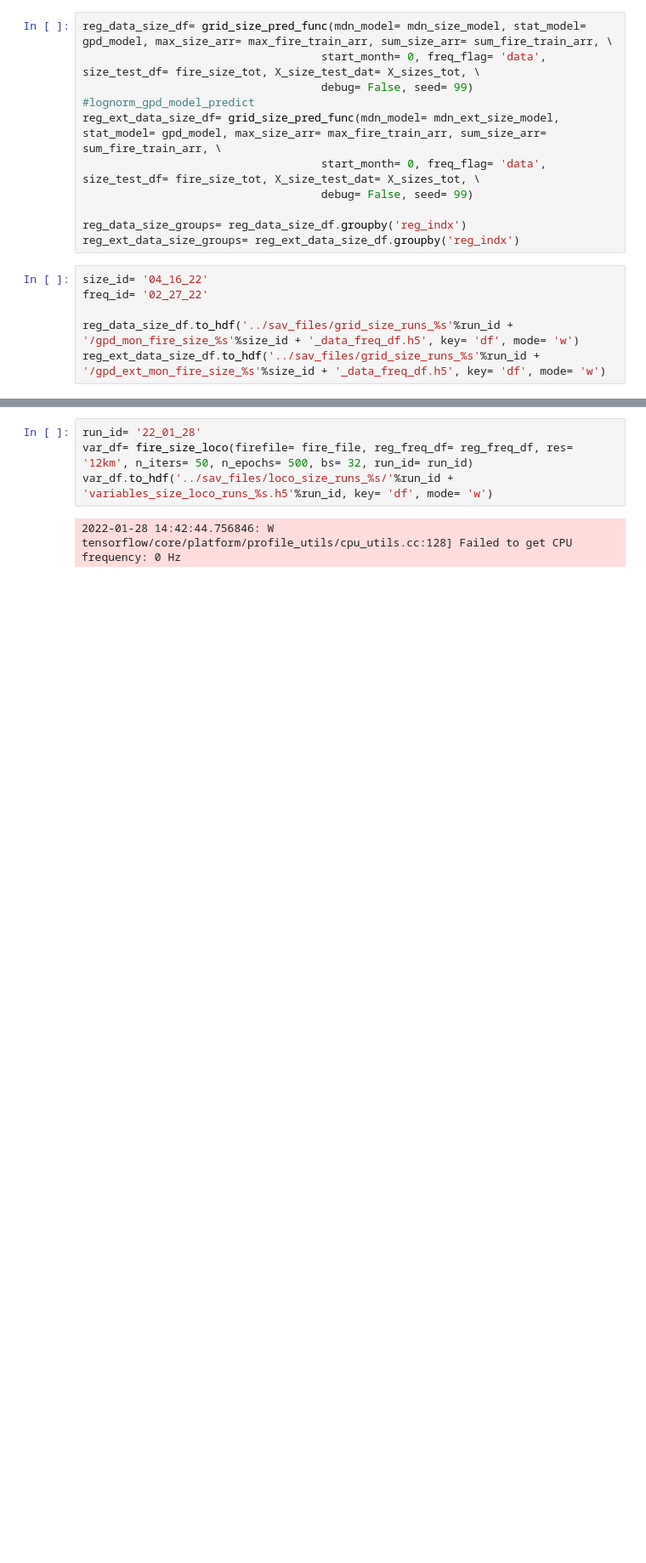
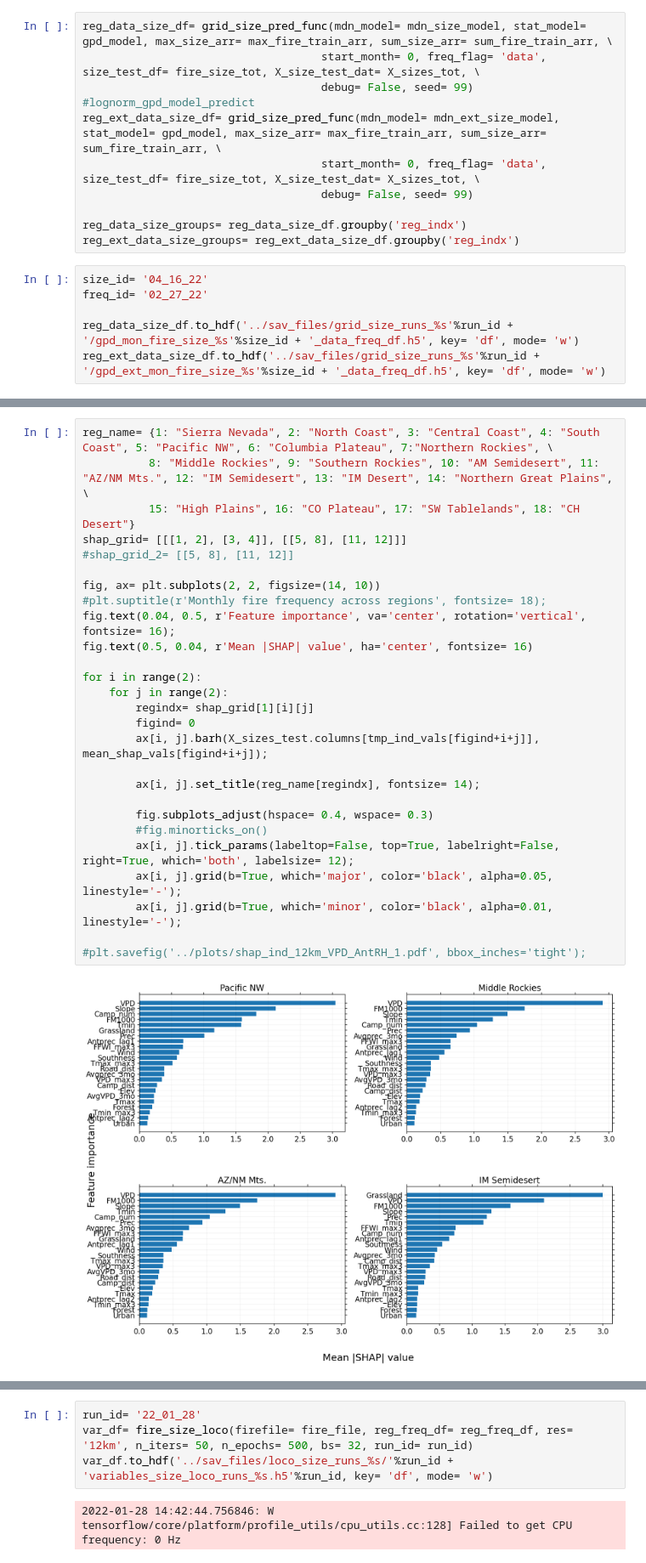
Before and after one commit to jtbuch/smlfire1.0, a Jupyter notebook: notebooks/ml_grid_fire_size.ipynb, the cells around one changed output, grey strips where cells are left out. Shown at 85% size. Drawn from its saved outputs; the diff is of its cells as text; blank space fills up the shorter version.

```diff
--- a/notebooks/ml_grid_fire_size.ipynb
+++ b/notebooks/ml_grid_fire_size.ipynb
@@ -344,0 +406,29 @@ reg_ext_data_size_df.to_hdf('../sav_files/grid_size_runs_%s'%run_id + '/gpd_ext_
+# %%
+reg_name= {1: "Sierra Nevada", 2: "North Coast", 3: "Central Coast", 4: "South Coast", 5: "Pacific NW", 6: "Columbia Plateau", 7:"Northern Rockies", \
+          8: "Middle Rockies", 9: "Southern Rockies", 10: "AM Semidesert", 11: "AZ/NM Mts.", 12: "IM Semidesert", 13: "IM Desert", 14: "Northern Great Plains", \
+          15: "High Plains", 16: "CO Plateau", 17: "SW Tablelands", 18: "CH Desert"}
+shap_grid= [[[1, 2], [3, 4]], [[5, 8], [11, 12]]]
+#shap_grid_2= [[5, 8], [11, 12]]
+
+fig, ax= plt.subplots(2, 2, figsize=(14, 10))
+#plt.suptitle(r'Monthly fire frequency across regions', fontsize= 18);
+fig.text(0.04, 0.5, r'Feature importance', va='center', rotation='vertical', fontsize= 16);
+fig.text(0.5, 0.04, r'Mean |SHAP| value', ha='center', fontsize= 16)
+
+for i in range(2):
+    for j in range(2):
+        regindx= shap_grid[1][i][j]
+        figind= 0
+        ax[i, j].barh(X_sizes_test.columns[tmp_ind_vals[figind+i+j]], mean_shap_vals[figind+i+j]);
+
+        ax[i, j].set_title(reg_name[regindx], fontsize= 14);
+
+        fig.subplots_adjust(hspace= 0.4, wspace= 0.3)
+        #fig.minorticks_on()
+        ax[i, j].tick_params(labeltop=False, top=True, labelright=False, right=True, which='both', labelsize= 12);
+        ax[i, j].grid(b=True, which='major', color='black', alpha=0.05, linestyle='-');
+        ax[i, j].grid(b=True, which='minor', color='black', alpha=0.01, linestyle='-');
+
+#plt.savefig('../plots/shap_ind_12km_VPD_AntRH_1.pdf', bbox_inches='tight');
+# %% [output]
+[figure, added]
```
Also changed, not shown: parts of 23 cells of this notebook, 3 other files.
